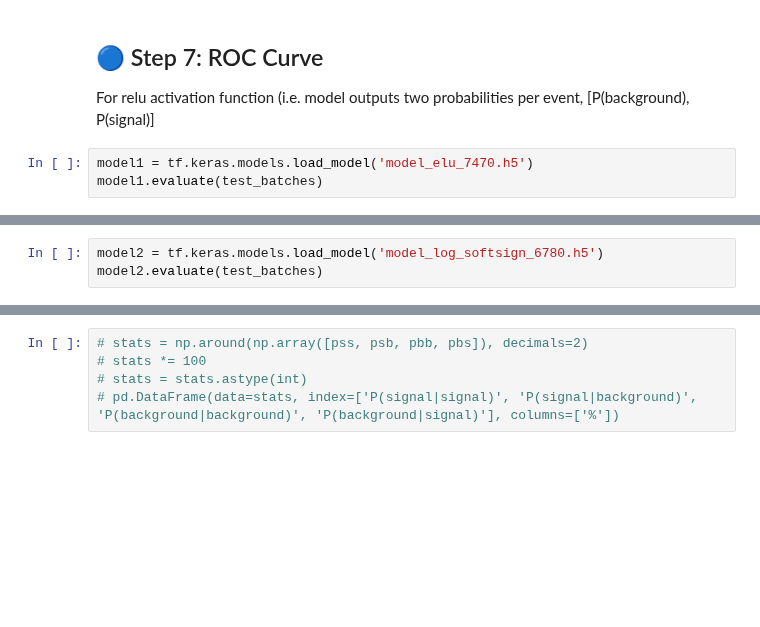
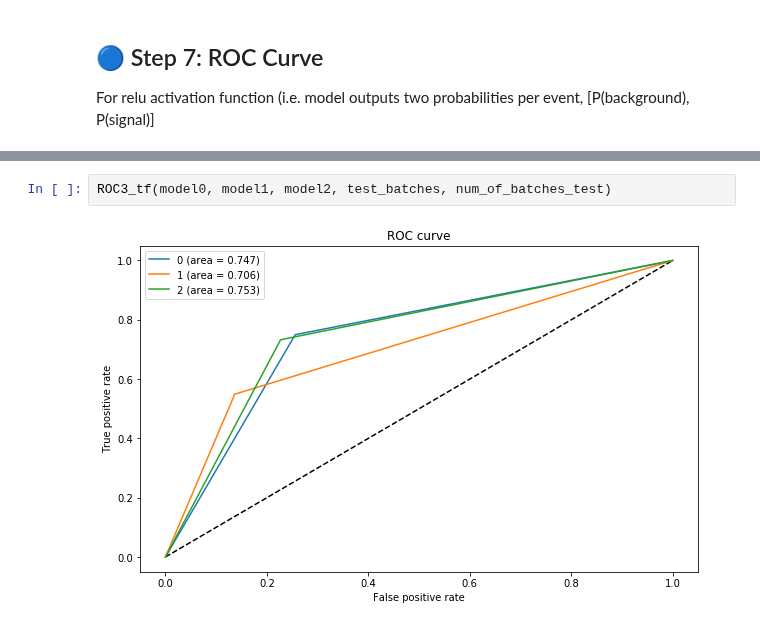
Before and after one commit to johngeorgousis/jet-classifier, a Jupyter notebook: 2TENSORFLOW.ipynb, the cells around one changed output, grey strips where cells are left out. Drawn from its saved outputs; the diff is of its cells as text; blank space fills up the shorter version.

```diff
--- a/2TENSORFLOW.ipynb
+++ b/2TENSORFLOW.ipynb
@@ -485,6 +402,3 @@ Recall = 73
 ## 🔵 Step 7: ROC Curve
 
 For relu activation function (i.e. model outputs two probabilities per event, [P(background), P(signal)]
-# %%
-model1 = tf.keras.models.load_model('model_elu_7470.h5')
-model1.evaluate(test_batches)
@@ -494,3 +404,0 @@ model1.evaluate(test_batches)
-# %%
-model2 = tf.keras.models.load_model('model_log_softsign_6780.h5')
-model2.evaluate(test_batches)
@@ -622,5 +405,4 @@ plt.show()
-# %%
-# stats = np.around(np.array([pss, psb, pbb, pbs]), decimals=2)
-# stats *= 100
-# stats = stats.astype(int)
-# pd.DataFrame(data=stats, index=['P(signal|signal)', 'P(signal|background)', 'P(background|background)', 'P(background|signal)'], columns=['%'])
+# %%
+ROC3_tf(model0, model1, model2, test_batches, num_of_batches_test)
+# %% [output]
+[figure, added]
```
Also changed, not shown: parts of 12 cells of this notebook, 2 other files.
